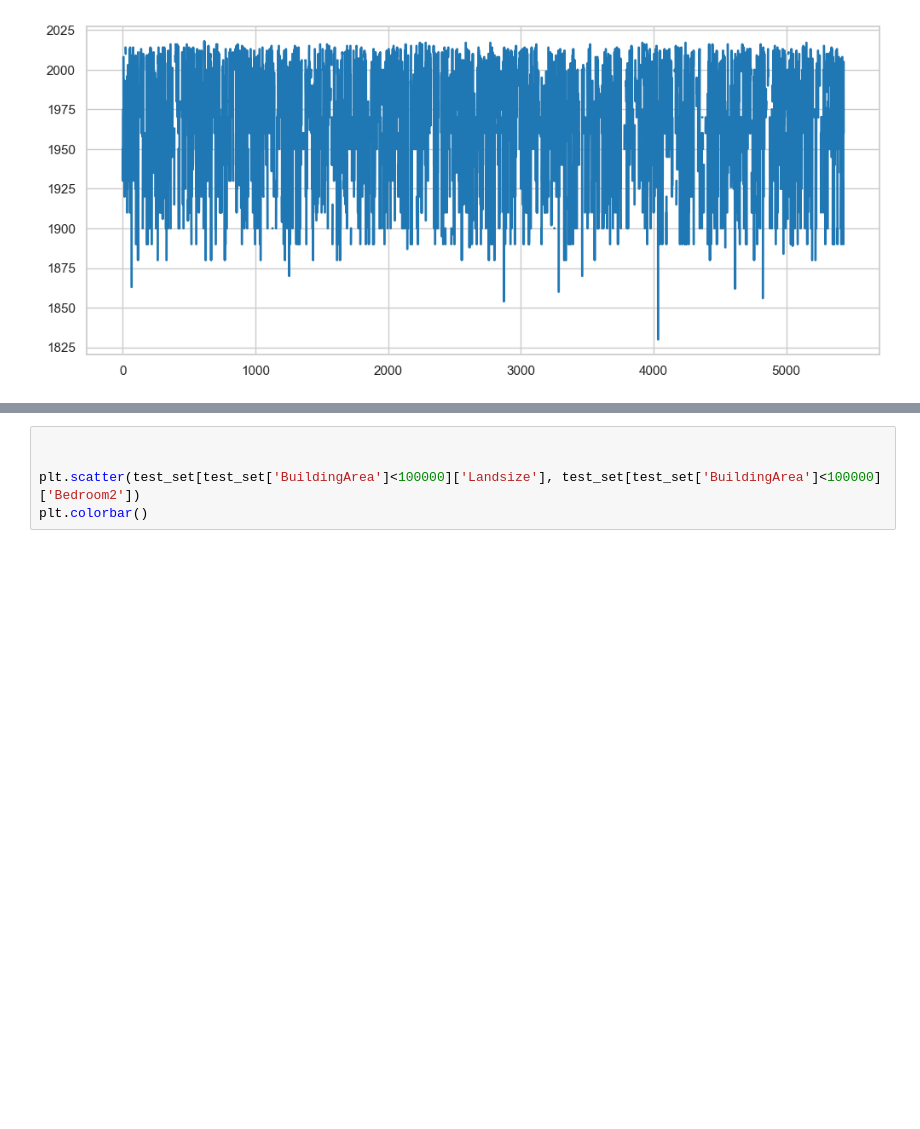
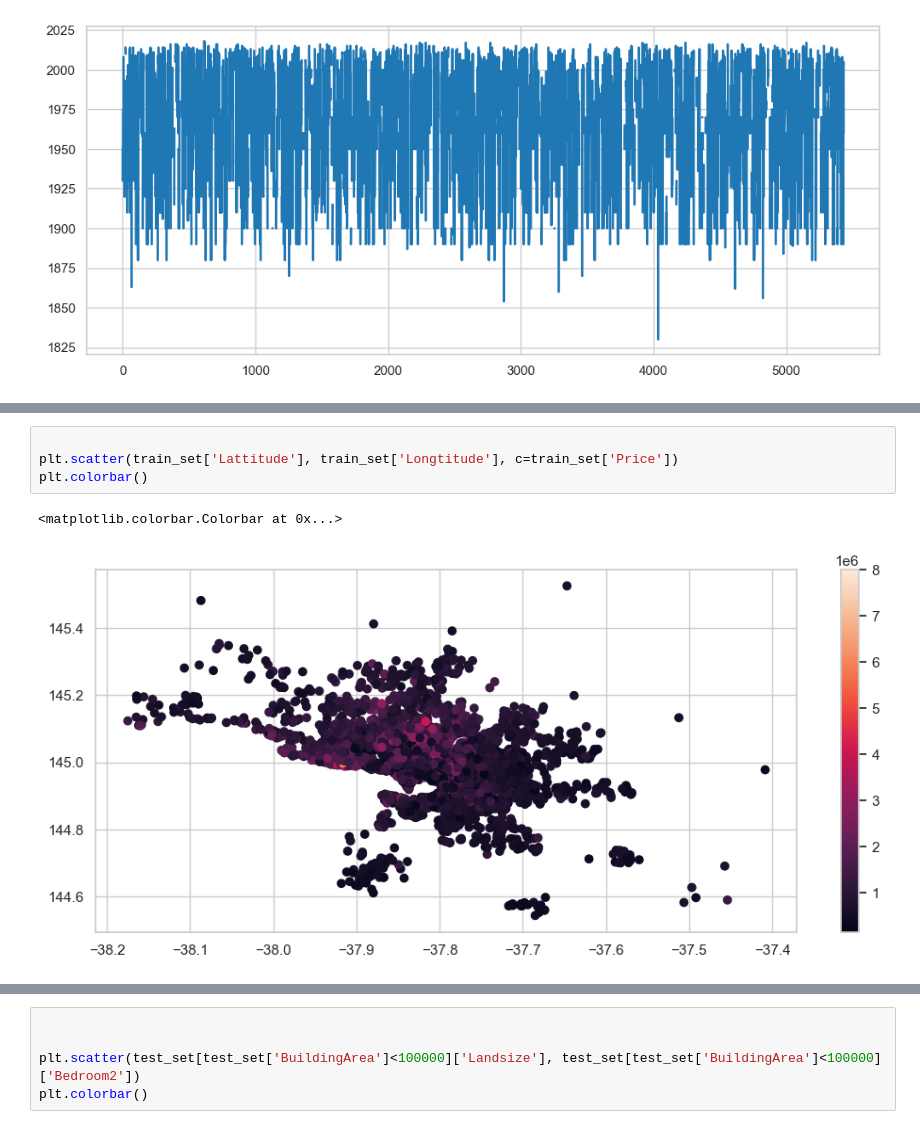
Before and after one commit to pau-torrente/DSUB_p2, a Jupyter notebook: project2 - Pau.ipynb, the cells around one changed output, grey strips where cells are left out. Cells and saved outputs as stored; diff of their text form; blank space fills up the shorter version.

```diff
--- a/project2 - Pau.ipynb
+++ b/project2 - Pau.ipynb
@@ -187 +224,8 @@ plt.plot(train_set.index, train_set['YearBuilt'])
+# %%
+
+plt.scatter(train_set['Lattitude'], train_set['Longtitude'], c=train_set['Price'])
+plt.colorbar()
+# %% [output]
+<matplotlib.colorbar.Colorbar at 0x...>
+[figure, added]
 # %%
```
Also changed, not shown: parts of 52 cells of this notebook, 1 other file.
